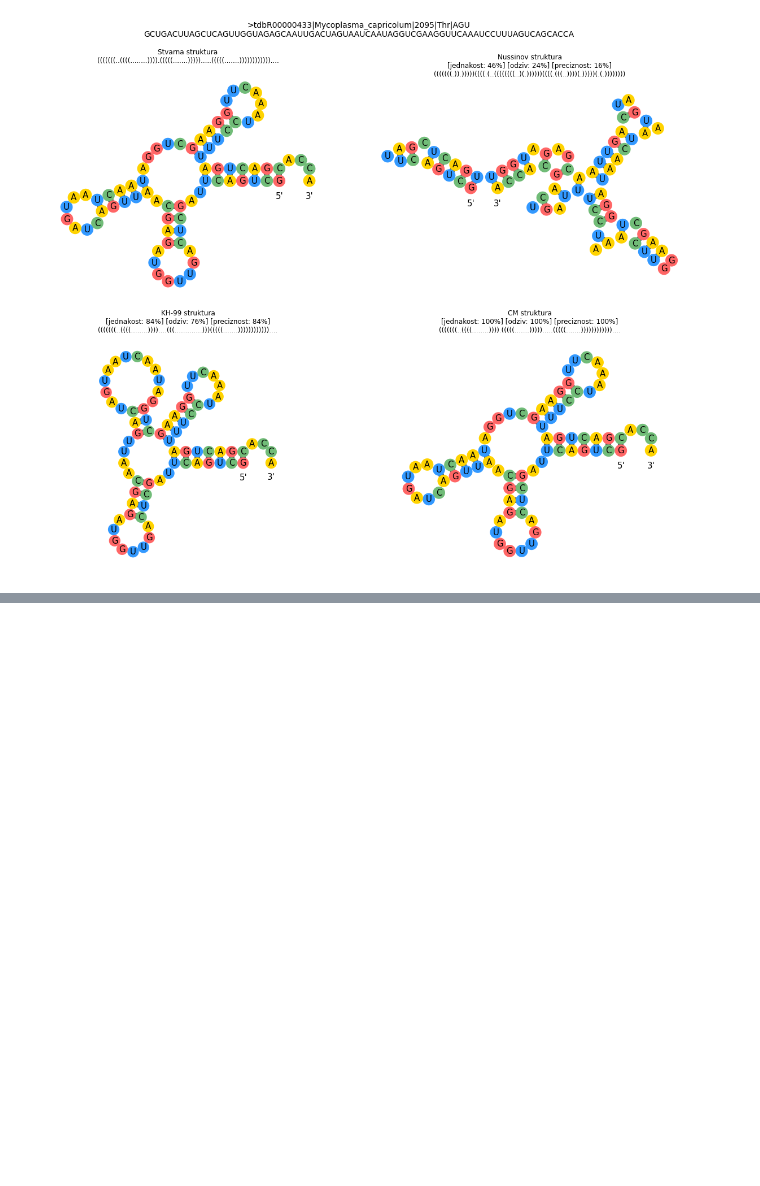
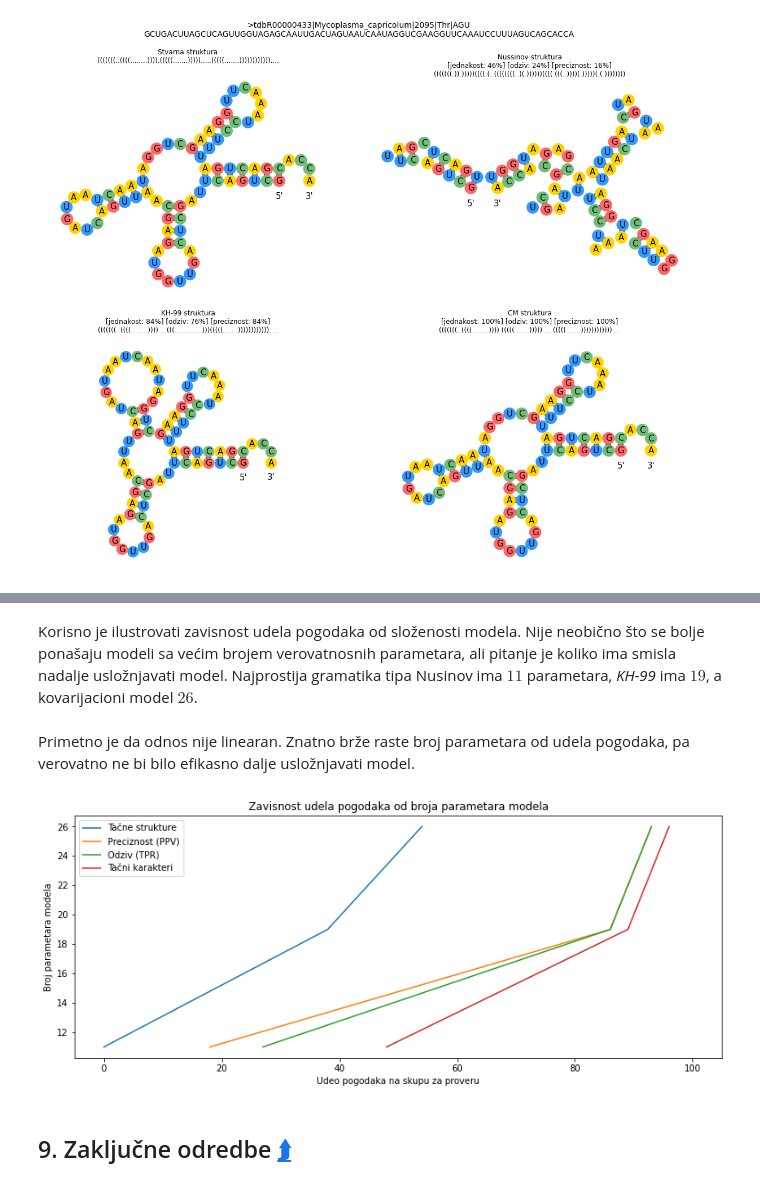
Before and after one commit to matfija/Sekundarna-struktura-tRNK, a Jupyter notebook: sveska/PCFG_za_tRNK.ipynb, the cells around one changed output, grey strips where cells are left out. Cells and saved outputs as stored; diff of their text form; code cells hidden in the pictures; blank space fills up the shorter version.

```diff
--- a/sveska/PCFG_za_tRNK.ipynb
+++ b/sveska/PCFG_za_tRNK.ipynb
@@ -1164,0 +1166,44 @@ tabeliraj(test)
+# %% [markdown]
+Korisno je ilustrovati zavisnost udela pogodaka od složenosti modela. Nije neobično što se bolje ponašaju modeli sa većim brojem verovatnosnih parametara, ali pitanje je koliko ima smisla nadalje usložnjavati model. Najprostija gramatika tipa Nusinov ima $11$ parametara, *KH-99* ima $19$, a kovarijacioni model $26$.
+# %%
+# Veličina grafikona
+plt.rcParams['figure.figsize'] = 13, 5
+
+# Zavisnost pogodaka od parametara
+def zavisnost(parametri, isti, preciznost, odziv, jednakost):
+    # Ucrtavanje mera uspešnosti
+    plt.plot(isti, parametri, label='Tačne strukture')
+    plt.plot(preciznost, parametri, label='Preciznost (PPV)')
+    plt.plot(odziv, parametri, label='Odziv (TPR)')
+    plt.plot(jednakost, parametri, label='Tačni karakteri')
+
+    # Crtanje prazne linije zbog dimenzija
+    plt.plot([0, 100], [min(parametri), max(parametri)], linestyle='None')
+
+    # Naslovi grafikona i osa
+    plt.title('Zavisnost udela pogodaka od broja parametara modela')
+    plt.xlabel('Udeo pogodaka na skupu za proveru')
+    plt.ylabel('Broj parametara modela')
+
+    # Crtanje legende grafika
+    plt.legend()
+# %% [markdown]
+Primetno je da odnos nije linearan. Znatno brže raste broj parametara od udela pogodaka, pa verovatno ne bi bilo efikasno dalje usložnjavati model.
+# %%
+# Broj parametara modela
+parametri = [11, 19, 26]
+
+# Mere uspešnosti modela
+isti = [0, 38, 54]
+preciznost = [18, 86, 93]
+odziv = [27, 86, 93]
+jednakost = [48, 89, 96]
+
+# Zavisnost pogodaka od parametara
+zavisnost(parametri, isti, preciznost, odziv, jednakost)
+# %% [output]
+[figure, added]
+# %% [markdown]
+## 9. Zaključne odredbe [⮭]<a id="par:zaklj"></a>
+
+[⮭]: #par:toc
```
Also changed, not shown: parts of 20 cells of this notebook, 1 other file.
